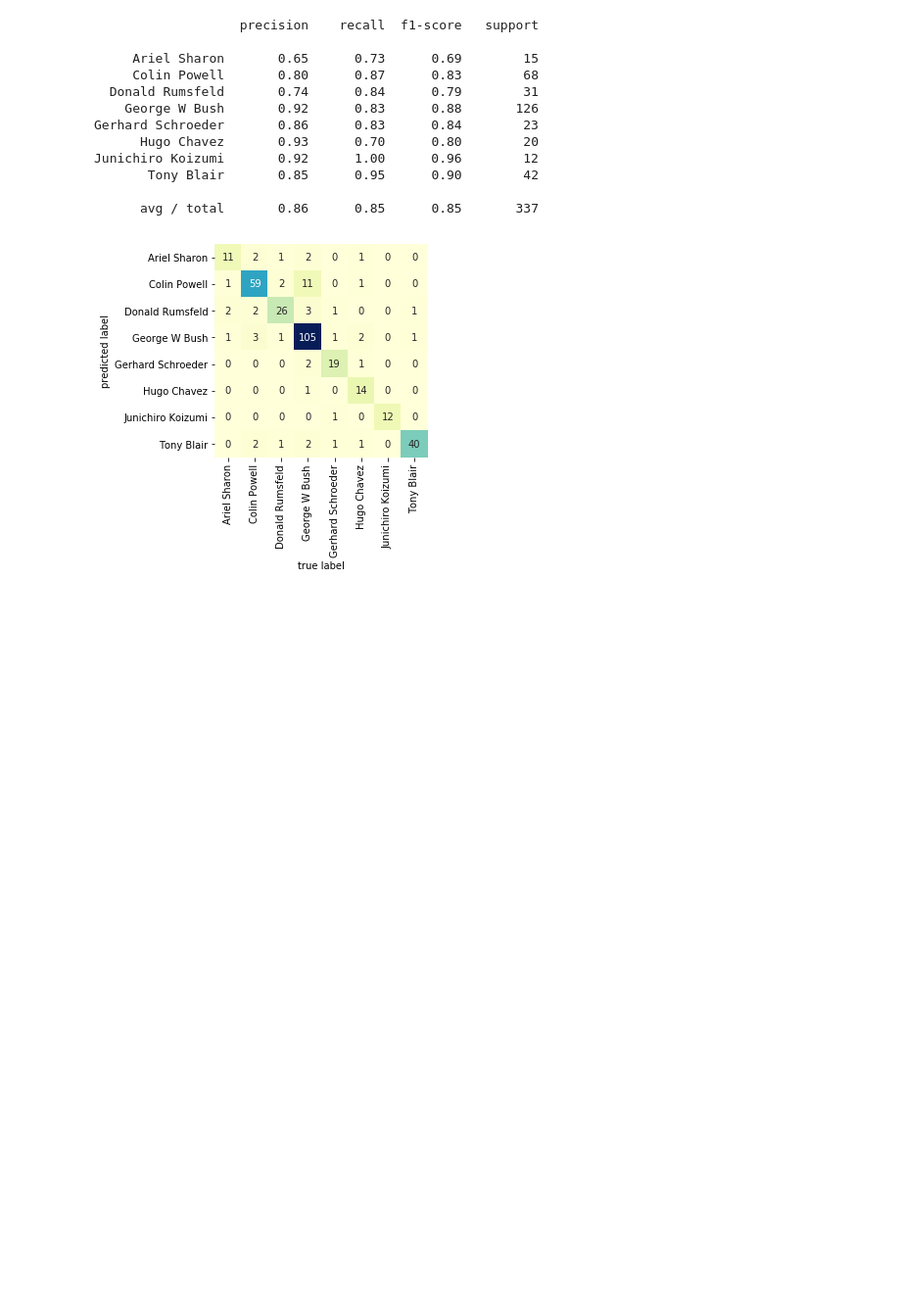
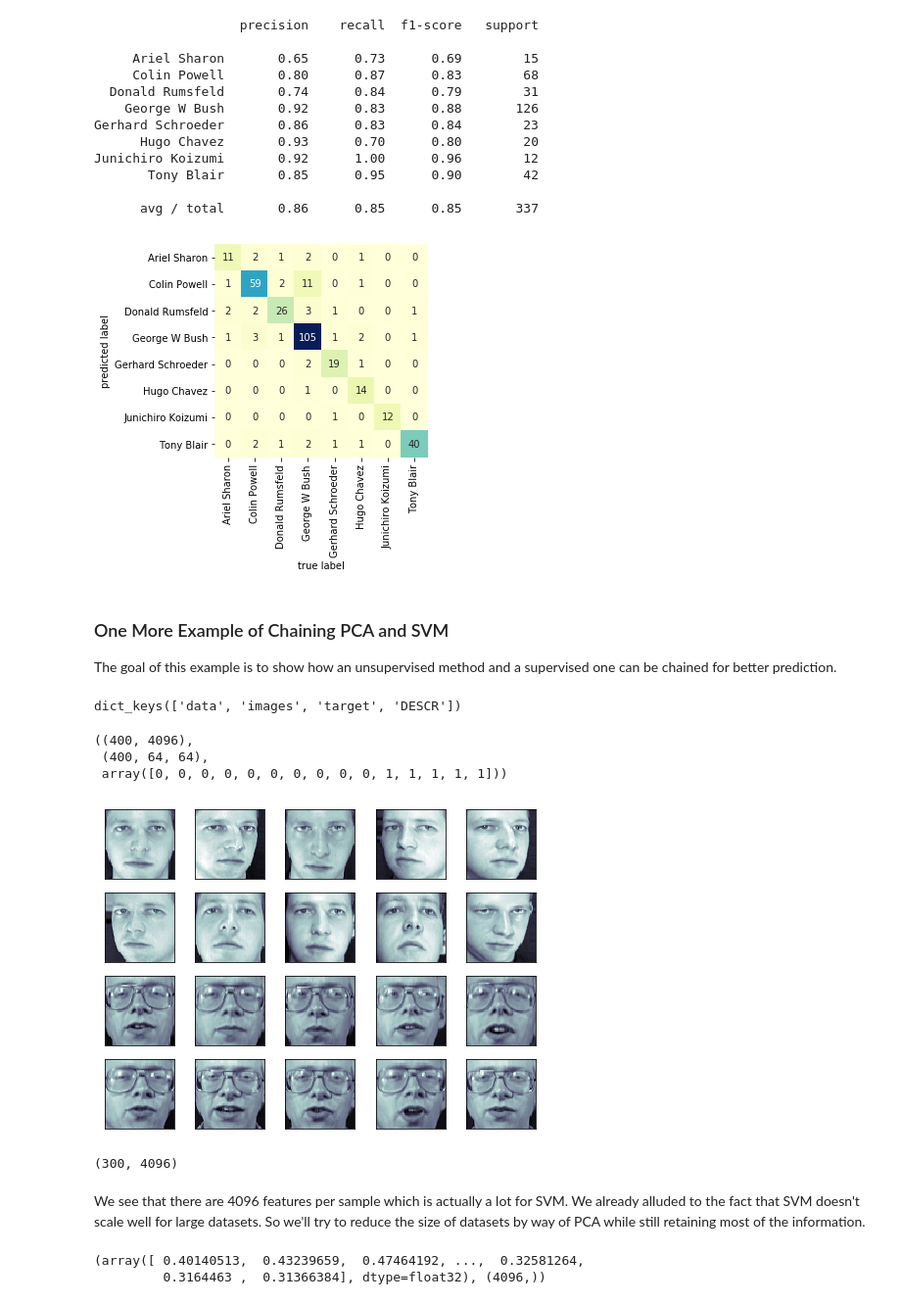
Before and after one commit to mayankkaizen/jupyter-notebooks, a Jupyter notebook: ML - Support Vector Machines.ipynb, the cells around one changed output. Shown at 98% size. Cells and saved outputs as stored; diff of their text form; code cells hidden in the pictures; blank space fills up the shorter version.

```diff
--- a/ML - Support Vector Machines.ipynb
+++ b/ML - Support Vector Machines.ipynb
@@ -364,0 +349,42 @@ ypredict = model.predict(xtest)
+# %% [markdown]
+### One More Example of Chaining PCA and SVM
+
+The goal of this example is to show how an unsupervised method and a supervised one can be chained for better prediction.
+# %%
+from sklearn import datasets
+faces = datasets.fetch_olivetti_faces()
+faces.keys()
+# %% [output]
+dict_keys(['data', 'images', 'target', 'DESCR'])
+# %%
+faces.data.shape, faces.images.shape, faces.target[:15]
+# %% [output]
+((400, 4096),
+ (400, 64, 64),
+ array([0, 0, 0, 0, 0, 0, 0, 0, 0, 0, 1, 1, 1, 1, 1]))
+# %%
+%matplotlib inline
+from matplotlib import pyplot as plt
+fig = plt.figure(figsize=(8, 6))
+# plot several images
+for i in range(20):
+    ax = fig.add_subplot(4, 5, i + 1, xticks=[], yticks=[])
+    ax.imshow(faces.images[i], cmap=plt.cm.bone)
+# %% [output]
+[figure, added]
+# %%
+from sklearn.model_selection import train_test_split
+xtrain, xtest, ytrain, ytest = train_test_split(faces.data, faces.target)
+xtrain.shape
+# %% [output]
+(300, 4096)
+# %% [markdown]
+We see that there are 4096 features per sample which is actually a lot for SVM. We already alluded to the fact that SVM doesn't scale well for large datasets. So we'll try to reduce the size of datasets by way of PCA while still retaining most of the information.
+# %%
+from sklearn.decomposition import PCA
+pca = PCA(n_components = 150, whiten = True)
+pca.fit(xtrain)
+pca.mean_, pca.mean_.shape  #what is pca.mean_??
+# %% [output]
+(array([ 0.40140513,  0.43239659,  0.47464192, ...,  0.32581264,
+         0.3164463 ,  0.31366384], dtype=float32), (4096,))
```
Also changed, not shown: parts of 11 cells of this notebook, 7 other files.
